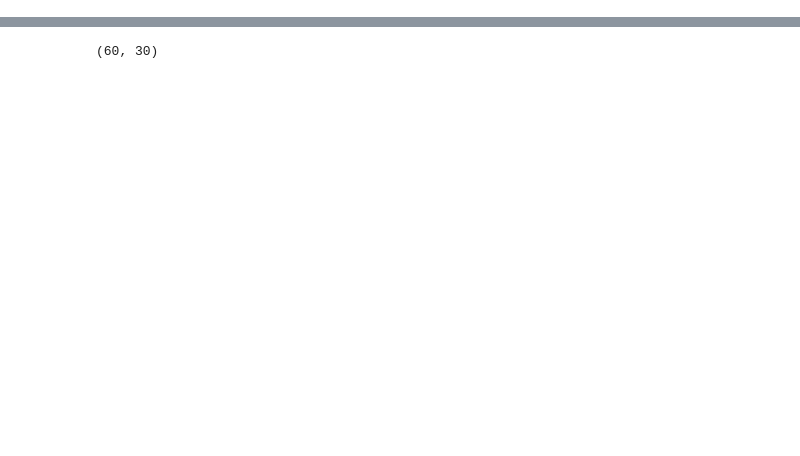
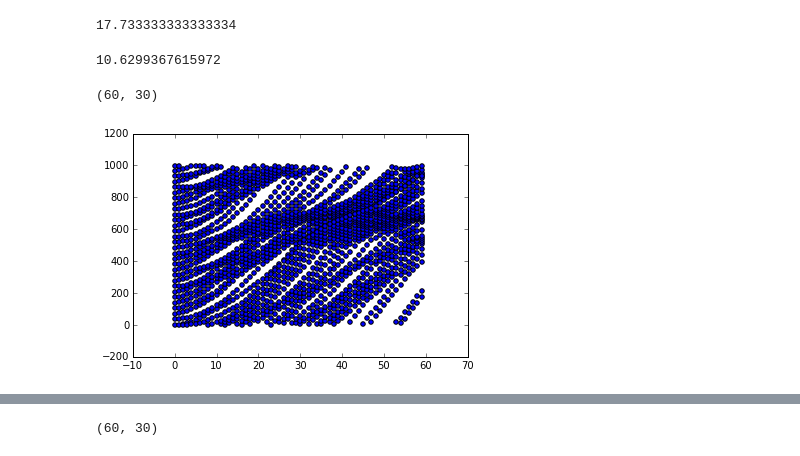
Before and after one commit to traciarms/traffic-simulation, a Jupyter notebook: traffic-simulations.ipynb, the cells around one changed output, grey strips where cells are left out. Cells and saved outputs as stored; diff of their text form; code cells hidden in the pictures; blank space fills up the shorter version.

```diff
--- a/traffic-simulations.ipynb
+++ b/traffic-simulations.ipynb
@@ -20,3 +20,21 @@ for i in range(10000):
 #print(time_car_trials)
 
 cars_per_sec_array = sim.get_np_array()
+# %%
+st.mean(sim1000results[0])
+# %% [output]
+17.733333333333334
+# %%
+st.pstdev(sim1000results[0])
+# %% [output]
+10.6299367615972
+# %%
+np.shape(cars_per_sec_array)
+# %% [output]
+(60, 30)
+# %%
+for i in range(0,60):
+    plt.scatter([i]*len(cars_per_sec_array[i]), cars_per_sec_array[i, :], c='b')
+plt.show()
+# %% [output]
+[figure, added]
```
Also changed, not shown: parts of 10 cells of this notebook, 2 other files.
